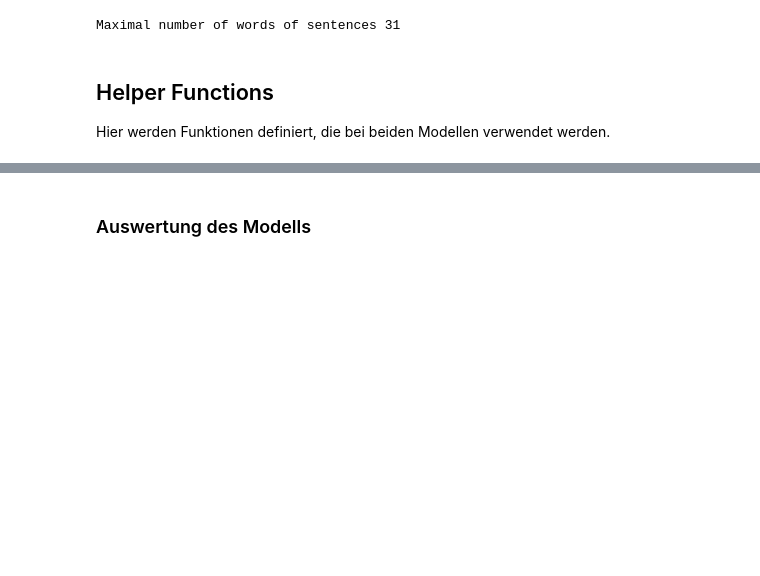
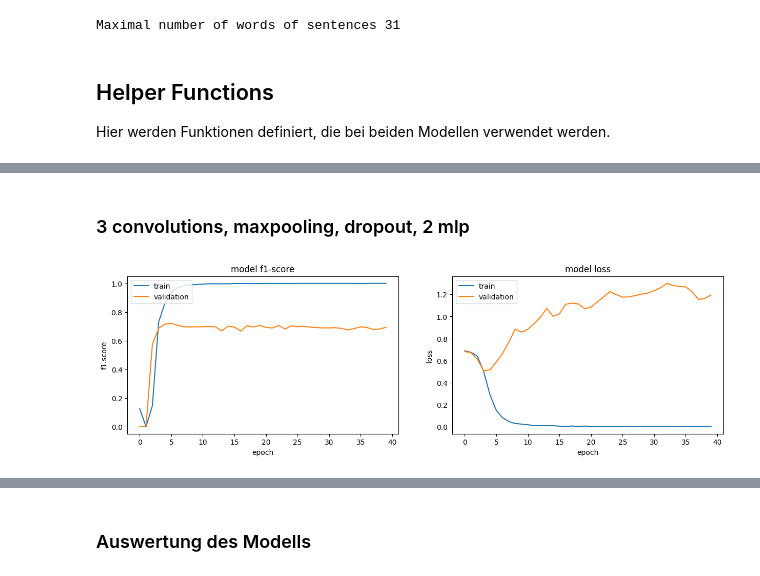
Before and after one commit to florinbarbisch/npr-mc1-text-classification, a Jupyter notebook: Model3_CNN.ipynb, the cells around one changed output, grey strips where cells are left out. Cells and saved outputs as stored; diff of their text form; code cells hidden in the pictures; blank space fills up the shorter version.

```diff
--- a/Model3_CNN.ipynb
+++ b/Model3_CNN.ipynb
@@ -180,0 +202,24 @@ plot_confusion_matrix(model)
+# %% [markdown]
+### 3 convolutions, maxpooling, dropout, 2 mlp
+# %%
+model = keras.Sequential()
+model.add(keras.layers.Embedding(vocab_size, 30, input_length=40))
+model.add(keras.layers.Conv1D(filters=128, kernel_size=5, activation='relu'))
+model.add(keras.layers.Dropout(0.25))
+model.add(keras.layers.MaxPooling1D(pool_size=2))
+model.add(keras.layers.Conv1D(filters=64, kernel_size=3, activation='relu'))
+model.add(keras.layers.Dropout(0.25))
+model.add(keras.layers.MaxPooling1D(pool_size=2))
+model.add(keras.layers.Flatten())
+model.add(keras.layers.Dropout(0.25))
+model.add(keras.layers.Dense(100, activation="relu"))
+model.add(keras.layers.Dropout(0.25))
+model.add(keras.layers.Dense(20, activation="relu"))
+model.add(keras.layers.Dense(1, activation=tf.nn.sigmoid))
+
+model.compile(optimizer=tf.optimizers.Adam() , loss='binary_crossentropy', metrics= get_f1)
+history = model.fit(train_tokens, train.target, epochs=40, batch_size=512, validation_data=(val_tokens, val.target), verbose=0)
+# %%
+plot_f1_score_loss(history)
+# %% [output]
+[figure, added]
```
Also changed, not shown: parts of 16 cells of this notebook.
